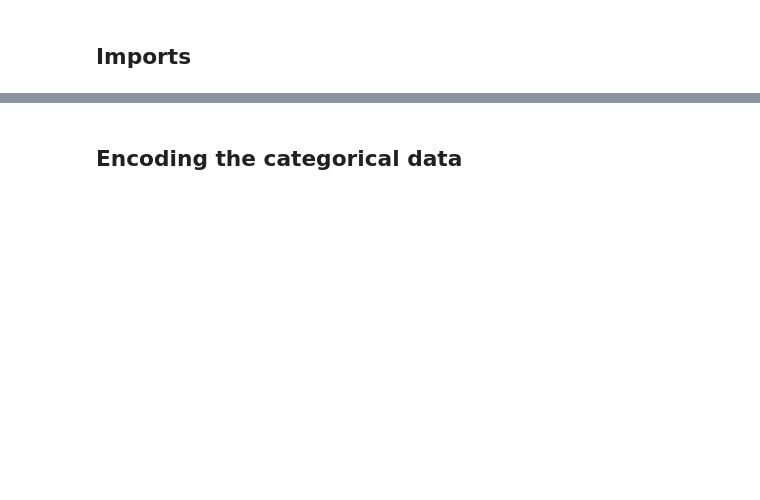
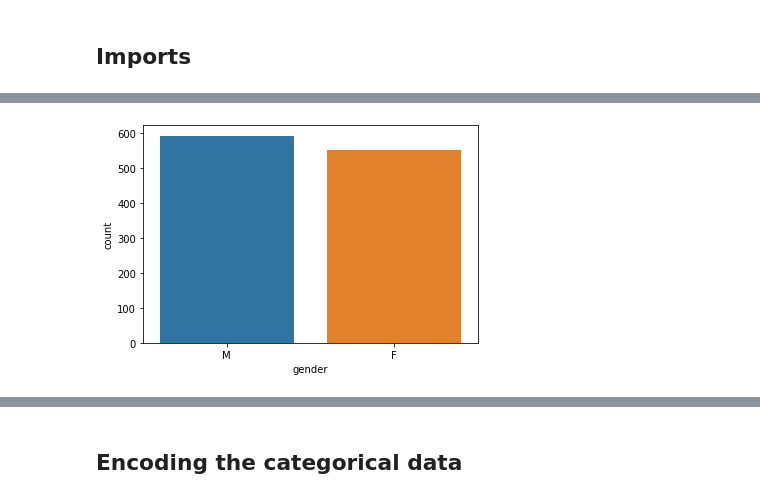
Before and after one commit to christian-freshness/Pytorch-Marketing-Facebook-Ad-Campaign-, a Jupyter notebook: pytorch DS.ipynb, the cells around one changed output, grey strips where cells are left out. Drawn from its saved outputs; the diff is of its cells as text; code cells hidden in the pictures; blank space fills up the shorter version.

```diff
--- a/pytorch DS.ipynb
+++ b/pytorch DS.ipynb
@@ -48,0 +71,4 @@ x.describe()
+# %%
+sns.countplot(df.gender);
+# %% [output]
+[figure, added]
```
Also changed, not shown: parts of 35 cells of this notebook.
